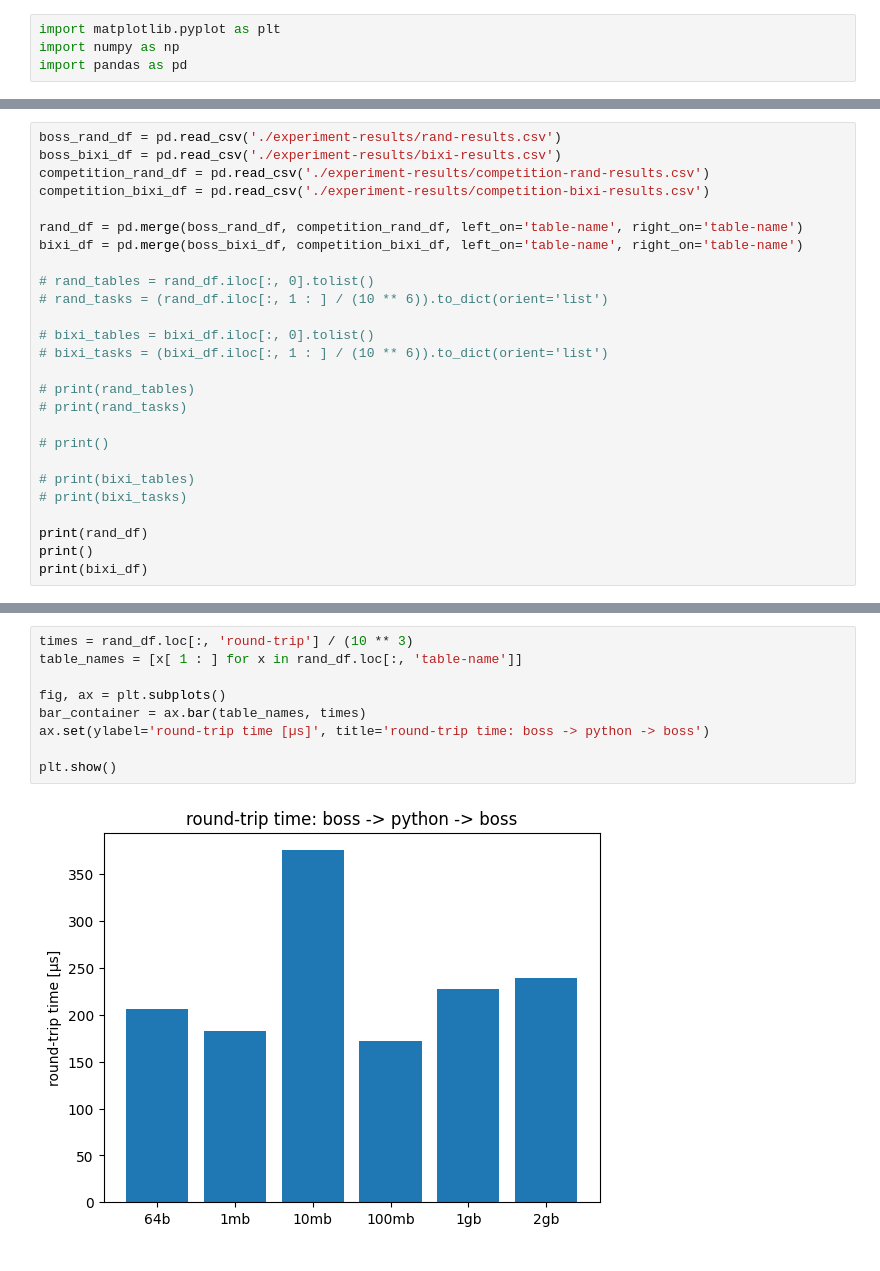
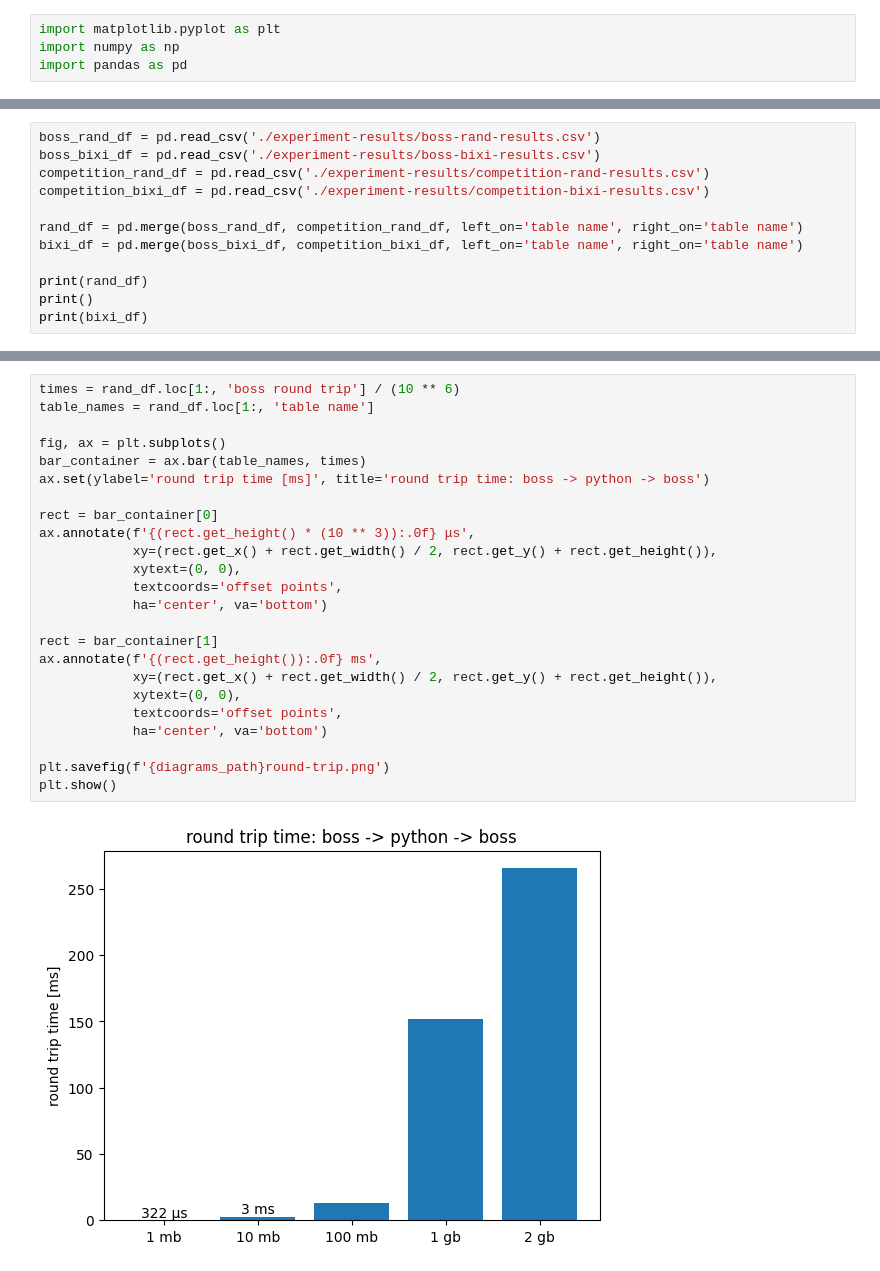
Before and after one commit to trubby22/database-fyp, a Jupyter notebook: bixi-benchmarks/visualise-data.ipynb, the cells around one changed output, grey strips where cells are left out. Drawn from its saved outputs; the diff is of its cells as text.

```diff
--- a/bixi-benchmarks/visualise-data.ipynb
+++ b/bixi-benchmarks/visualise-data.ipynb
@@ -5,25 +7,11 @@ import pandas as pd
 # %%
-boss_rand_df = pd.read_csv('./experiment-results/rand-results.csv')
-boss_bixi_df = pd.read_csv('./experiment-results/bixi-results.csv')
+boss_rand_df = pd.read_csv('./experiment-results/boss-rand-results.csv')
+boss_bixi_df = pd.read_csv('./experiment-results/boss-bixi-results.csv')
 competition_rand_df = pd.read_csv('./experiment-results/competition-rand-results.csv')
 competition_bixi_df = pd.read_csv('./experiment-results/competition-bixi-results.csv')
 
-rand_df = pd.merge(boss_rand_df, competition_rand_df, left_on='table-name', right_on='table-name')
-bixi_df = pd.merge(boss_bixi_df, competition_bixi_df, left_on='table-name', right_on='table-name')
-
-# rand_tables = rand_df.iloc[:, 0].tolist()
-# rand_tasks = (rand_df.iloc[:, 1 : ] / (10 ** 6)).to_dict(orient='list')
-
-# bixi_tables = bixi_df.iloc[:, 0].tolist()
-# bixi_tasks = (bixi_df.iloc[:, 1 : ] / (10 ** 6)).to_dict(orient='list')
-
-# print(rand_tables)
-# print(rand_tasks)
-
-# print()
-
-# print(bixi_tables)
-# print(bixi_tasks)
+rand_df = pd.merge(boss_rand_df, competition_rand_df, left_on='table name', right_on='table name')
+bixi_df = pd.merge(boss_bixi_df, competition_bixi_df, left_on='table name', right_on='table name')
 
 print(rand_df)
 print()
@@ -64,12 +72,27 @@ plt.show()
 # %%
-times = rand_df.loc[:, 'round-trip'] / (10 ** 3)
-table_names = [x[ 1 : ] for x in rand_df.loc[:, 'table-name']]
+times = rand_df.loc[1:, 'boss round trip'] / (10 ** 6)
+table_names = rand_df.loc[1:, 'table name']
 
 fig, ax = plt.subplots()
 bar_container = ax.bar(table_names, times)
-ax.set(ylabel='round-trip time [µs]', title='round-trip time: boss -> python -> boss')
+ax.set(ylabel='round trip time [ms]', title='round trip time: boss -> python -> boss')
 
+rect = bar_container[0]
+ax.annotate(f'{(rect.get_height() * (10 ** 3)):.0f} μs',
+            xy=(rect.get_x() + rect.get_width() / 2, rect.get_y() + rect.get_height()),
+            xytext=(0, 0),
+            textcoords='offset points',
+            ha='center', va='bottom')
+
+rect = bar_container[1]
+ax.annotate(f'{(rect.get_height()):.0f} ms',
+            xy=(rect.get_x() + rect.get_width() / 2, rect.get_y() + rect.get_height()),
+            xytext=(0, 0),
+            textcoords='offset points',
+            ha='center', va='bottom')
+
+plt.savefig(f'{diagrams_path}round-trip.png')
 plt.show()
 # %% [output]
-[figure, old version]
+[figure, new version]
 # %%
```
Also changed, not shown: parts of 9 cells of this notebook.
